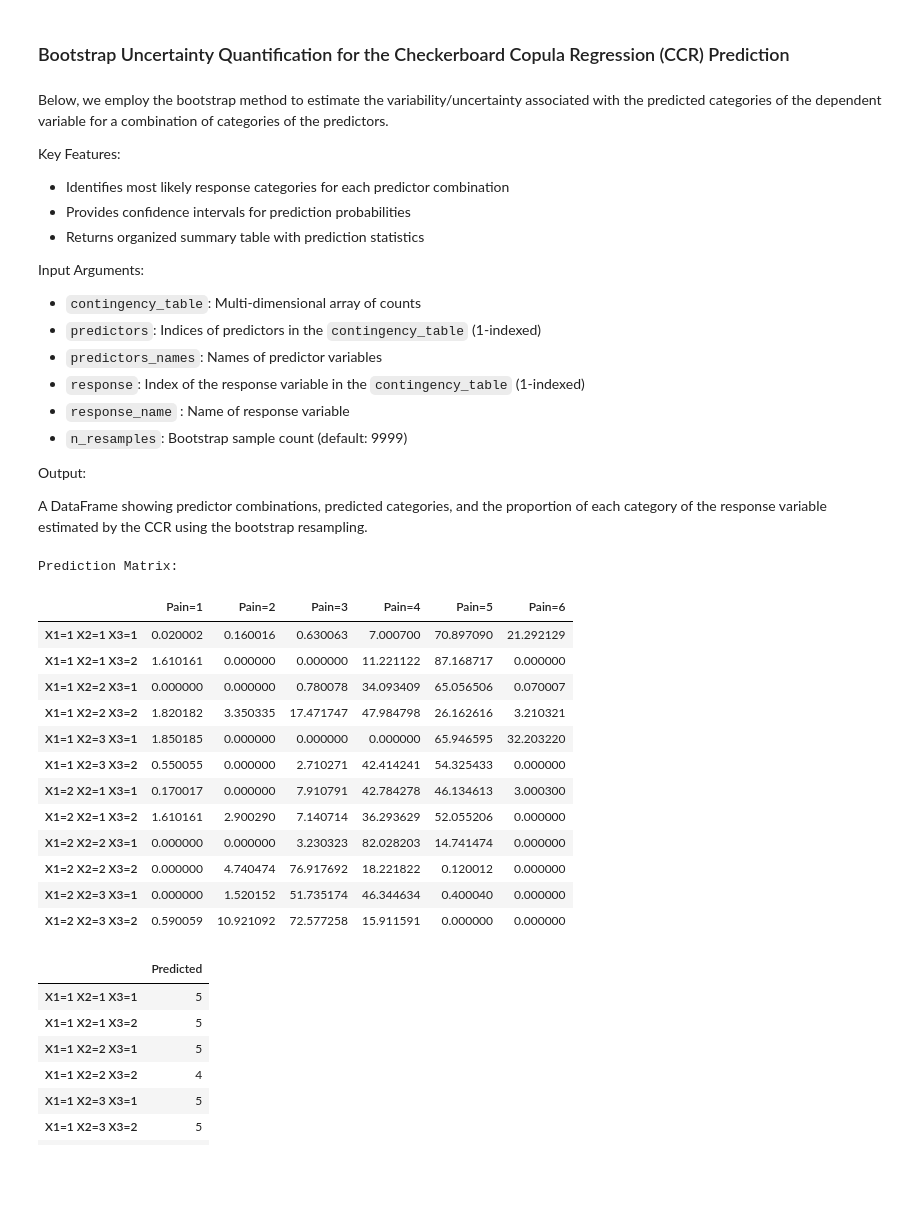
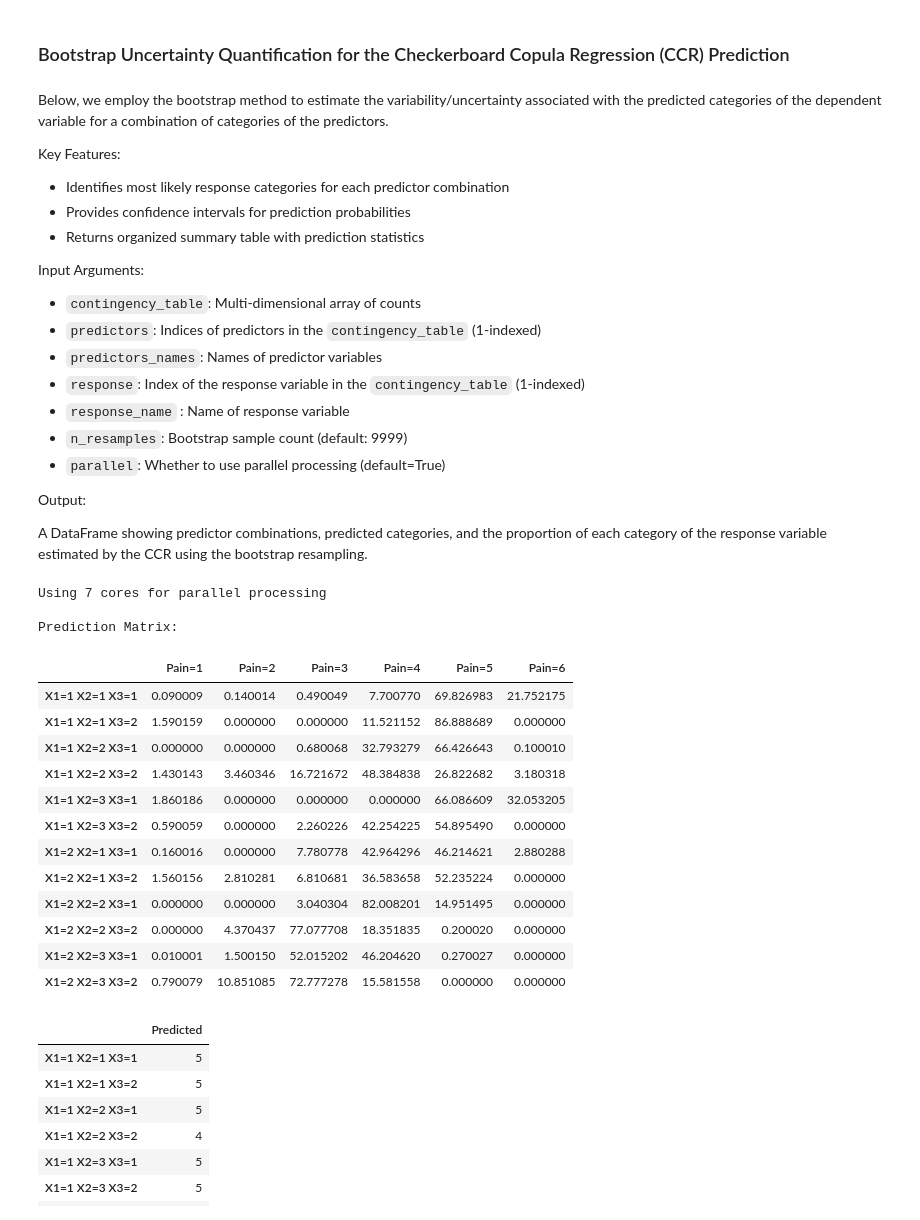
Before and after one commit to DhyeyMavani2003/ccrvam, a Jupyter notebook: examples/jupyter/02_StatSim_Generic_Bootstrapping_and_Permutation_Tests_Usage_Demonstration.ipynb, the cells around one changed output. Drawn from its saved outputs; the diff is of its cells as text; code cells hidden in the pictures; blank space fills up the shorter version.

```diff
--- a/examples/jupyter/02_StatSim_Generic_Bootstrapping_and_Permutation_Tests_Usage_Demonstration.ipynb
+++ b/examples/jupyter/02_StatSim_Generic_Bootstrapping_and_Permutation_Tests_Usage_Demonstration.ipynb
@@ -571,6 +573,7 @@ Input Arguments:
 - `response`: Index of the response variable in the `contingency_table` (1-indexed)
 - `response_name` : Name of response variable
 - `n_resamples`: Bootstrap sample count (default: 9999)
+- `parallel`: Whether to use parallel processing (default=True)
 
 Output:
 
@@ -578,29 +581,32 @@ A DataFrame showing predictor combinations, predicted categories, and the propor
 # %%
 rda_prediction_matrix = bootstrap_predict_ccr_summary(
     rda_contingency_table,
     predictors=[1, 2, 3],
     predictors_names=["X1", "X2", "X3"],
     response=4,
     response_name="Pain",
-    n_resamples=9999
+    n_resamples=9999,
+    parallel=True
 )
 print("\nPrediction Matrix:")
 rda_prediction_matrix
 # %% [output]
+Using 7 cores for parallel processing
+
 Prediction Matrix:
 |  | Pain=1 | Pain=2 | Pain=3 | Pain=4 | Pain=5 | Pain=6 |
-| X1=1 X2=1 X3=1 | 0.020002 | 0.160016 | 0.630063 | 7.000700 | 70.897090 | 21.292129 |
-| X1=1 X2=1 X3=2 | 1.610161 | 0.000000 | 0.000000 | 11.221122 | 87.168717 | 0.000000 |
-| X1=1 X2=2 X3=1 | 0.000000 | 0.000000 | 0.780078 | 34.093409 | 65.056506 | 0.070007 |
-| X1=1 X2=2 X3=2 | 1.820182 | 3.350335 | 17.471747 | 47.984798 | 26.162616 | 3.210321 |
-| X1=1 X2=3 X3=1 | 1.850185 | 0.000000 | 0.000000 | 0.000000 | 65.946595 | 32.203220 |
-| X1=1 X2=3 X3=2 | 0.550055 | 0.000000 | 2.710271 | 42.414241 | 54.325433 | 0.000000 |
-| X1=2 X2=1 X3=1 | 0.170017 | 0.000000 | 7.910791 | 42.784278 | 46.134613 | 3.000300 |
-| X1=2 X2=1 X3=2 | 1.610161 | 2.900290 | 7.140714 | 36.293629 | 52.055206 | 0.000000 |
-| X1=2 X2=2 X3=1 | 0.000000 | 0.000000 | 3.230323 | 82.028203 | 14.741474 | 0.000000 |
-| X1=2 X2=2 X3=2 | 0.000000 | 4.740474 | 76.917692 | 18.221822 | 0.120012 | 0.000000 |
-| X1=2 X2=3 X3=1 | 0.000000 | 1.520152 | 51.735174 | 46.344634 | 0.400040 | 0.000000 |
-| X1=2 X2=3 X3=2 | 0.590059 | 10.921092 | 72.577258 | 15.911591 | 0.000000 | 0.000000 |
+| X1=1 X2=1 X3=1 | 0.090009 | 0.140014 | 0.490049 | 7.700770 | 69.826983 | 21.752175 |
+| X1=1 X2=1 X3=2 | 1.590159 | 0.000000 | 0.000000 | 11.521152 | 86.888689 | 0.000000 |
+| X1=1 X2=2 X3=1 | 0.000000 | 0.000000 | 0.680068 | 32.793279 | 66.426643 | 0.100010 |
+| X1=1 X2=2 X3=2 | 1.430143 | 3.460346 | 16.721672 | 48.384838 | 26.822682 | 3.180318 |
+| X1=1 X2=3 X3=1 | 1.860186 | 0.000000 | 0.000000 | 0.000000 | 66.086609 | 32.053205 |
+| X1=1 X2=3 X3=2 | 0.590059 | 0.000000 | 2.260226 | 42.254225 | 54.895490 | 0.000000 |
+| X1=2 X2=1 X3=1 | 0.160016 | 0.000000 | 7.780778 | 42.964296 | 46.214621 | 2.880288 |
+| X1=2 X2=1 X3=2 | 1.560156 | 2.810281 | 6.810681 | 36.583658 | 52.235224 | 0.000000 |
+| X1=2 X2=2 X3=1 | 0.000000 | 0.000000 | 3.040304 | 82.008201 | 14.951495 | 0.000000 |
+| X1=2 X2=2 X3=2 | 0.000000 | 4.370437 | 77.077708 | 18.351835 | 0.200020 | 0.000000 |
+| X1=2 X2=3 X3=1 | 0.010001 | 1.500150 | 52.015202 | 46.204620 | 0.270027 | 0.000000 |
+| X1=2 X2=3 X3=2 | 0.790079 | 10.851085 | 72.777278 | 15.581558 | 0.000000 | 0.000000 |
 # %%
 rda_prediction_matrix.predictions
 # %% [output]
```
Also changed, not shown: parts of 24 cells of this notebook, 3 other files.
